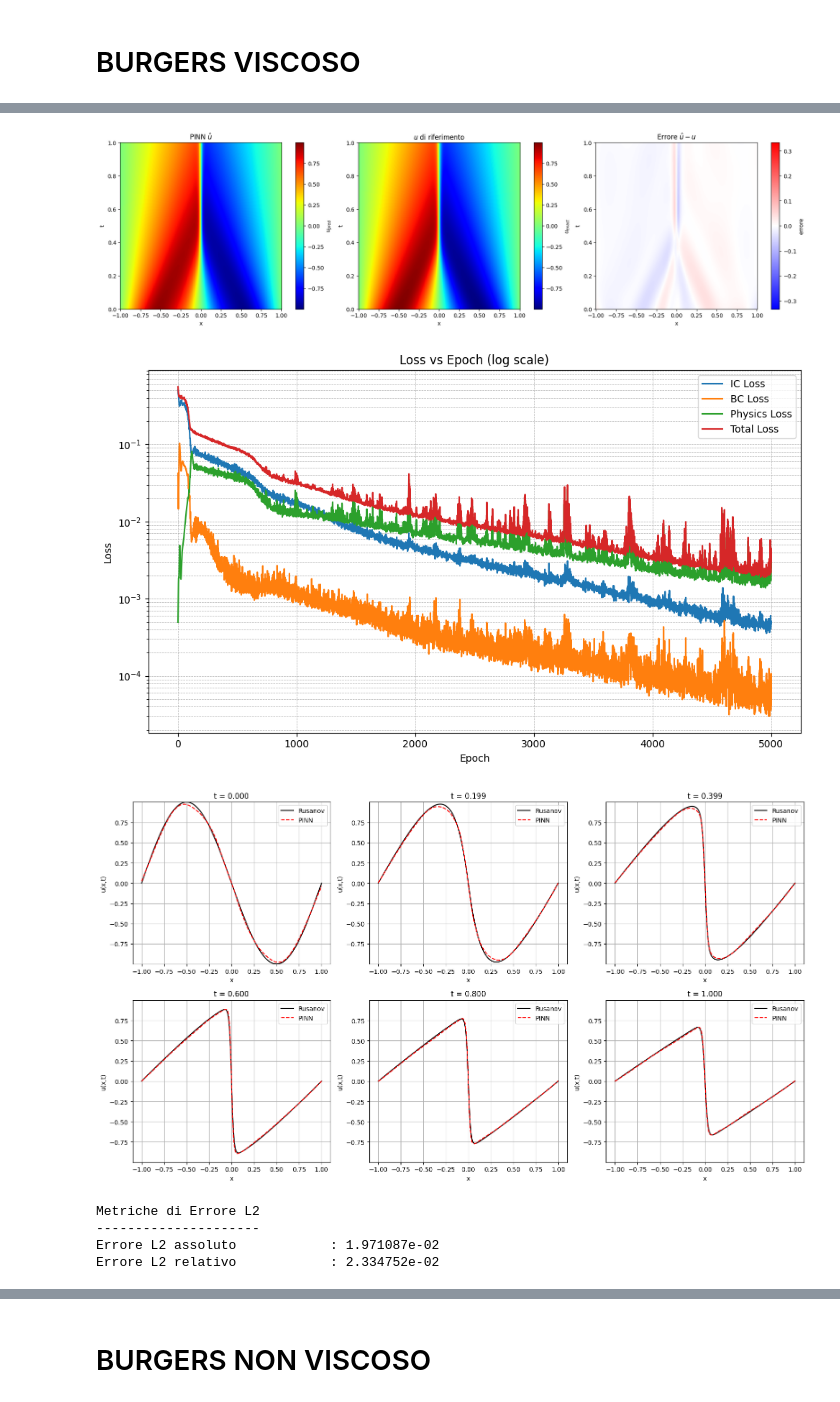
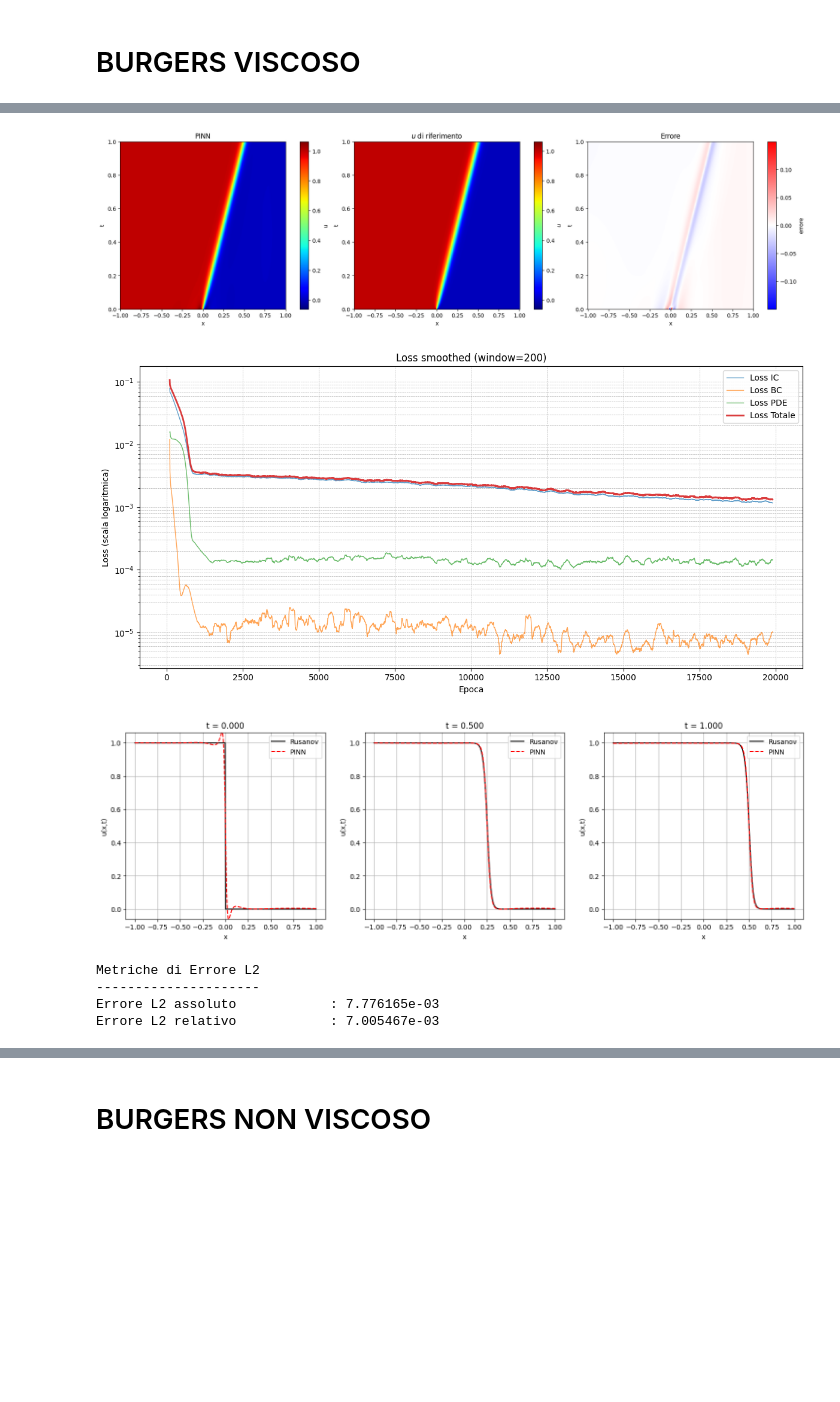
Before and after one commit to FRAMAX444/PINNs, a Jupyter notebook: burgers/pinn_burgers.ipynb, the cells around one changed output, grey strips where cells are left out. Saved outputs shown, nothing was run; the diff lists cells and outputs as text; code cells hidden in the pictures; blank space fills up the shorter version.

Commit message:
small fixes and model updates

```diff
--- a/burgers/pinn_burgers.ipynb
+++ b/burgers/pinn_burgers.ipynb
@@ -5,0 +1,5 @@ x: 256 t: 1000
+# %%
+from utils import *
+x = np.linspace(-1, 1, 500)
+t = np.linspace(0, 1, 2000)
+U = np.load('trained_models/burgers_analytical_solution.npy')
@@ -49,25 +85,26 @@ u0_2 = u0_riemann(x)
 # %%
-burgers_1 = ProblemSetUp(
-    u0=u0_1,
+burgers_2 = ProblemSetUp(
+    u0=u0_2,
     x=x,
     t=t,
     layers=[2,50,50,50,1],
-    epochs=5000,
+    epochs=20000,
+    N=(2500, 500, 5000),
     nu=0.01,
     equation='burgers',
     model='pinn',
-    path='trained_models/burgers_viscid_1.pth'
+    path='trained_models/burgers_viscid_2_finale.pth'
 )
 # %%
-burgers_1.plot_comparison()
-burgers_1.plot_losses()
-burgers_1.plot_slices()
-burgers_1.l2_error()
+burgers_2.plot_comparison()
+burgers_2.plot_losses()
+burgers_2.plot_slices(3)
+burgers_2.l2_error()
 # %% [output]
-[figure, old version]
+[figure, new version]
-[figure, old version]
+[figure, new version]
-[figure, old version]
+[figure, new version]
 Metriche di Errore L2
 ---------------------
-Errore L2 assoluto            : 1.971087e-02
-Errore L2 relativo            : 2.334752e-02
+Errore L2 assoluto            : 7.776165e-03
+Errore L2 relativo            : 7.005467e-03
```
Also changed, not shown: parts of 19 cells of this notebook, 20 other files.
